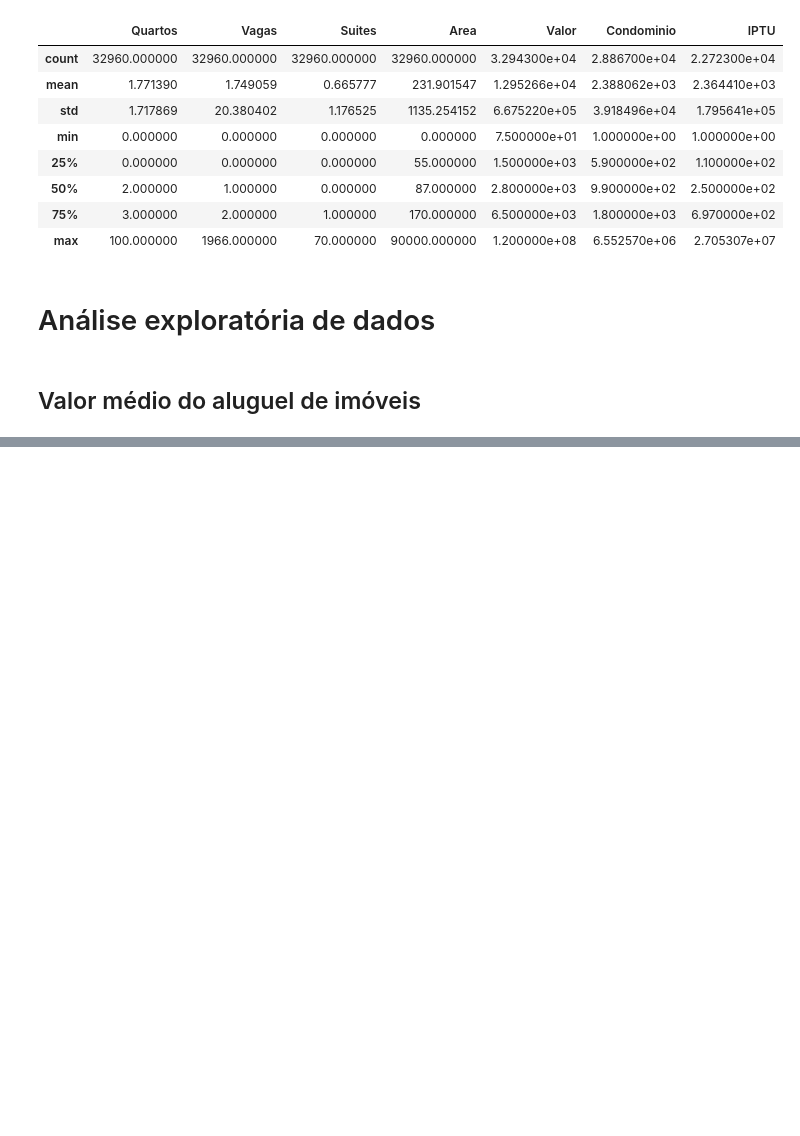
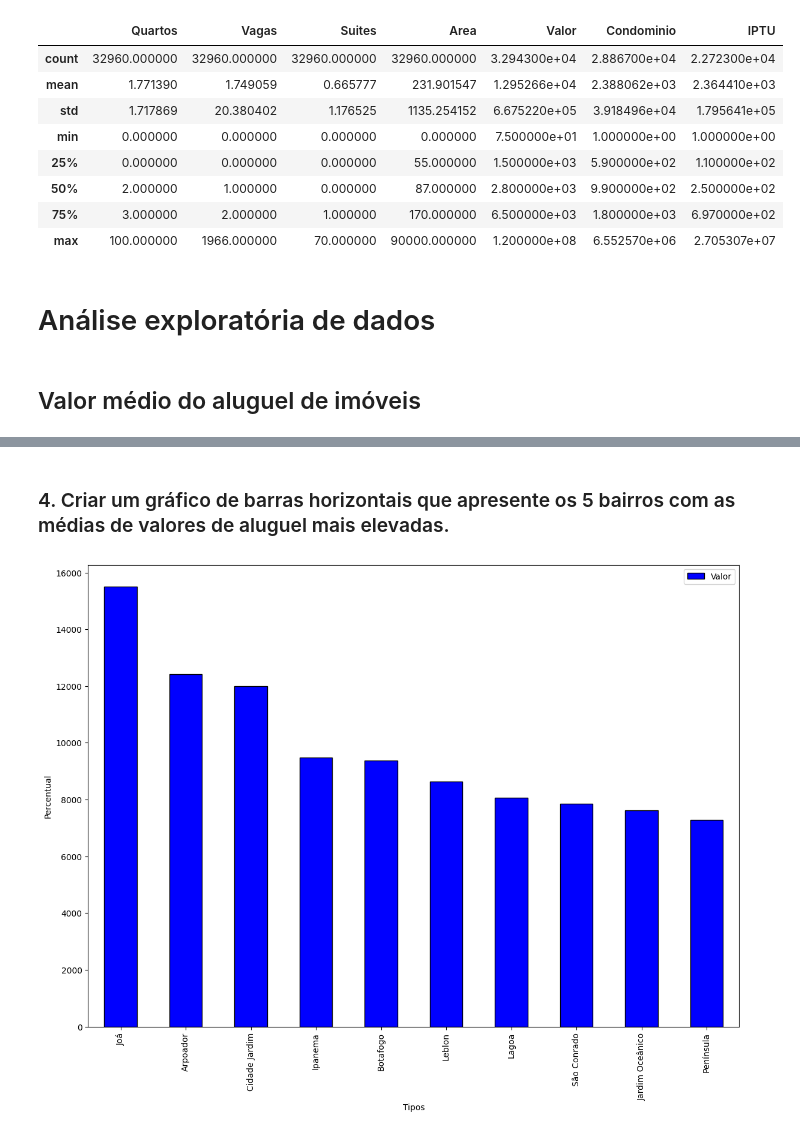
Before and after one commit to caiofuzita/ds-course, a Jupyter notebook: Curso 2/2.3 Pandas/script.ipynb, the cells around one changed output, grey strips where cells are left out. Cells and saved outputs as stored; diff of their text form; code cells hidden in the pictures; blank space fills up the shorter version.

```diff
--- a/Curso 2/2.3 Pandas/script.ipynb
+++ b/Curso 2/2.3 Pandas/script.ipynb
@@ -131,0 +213,3 @@ dados.groupby('Tipo').mean()
+# %%
+df = df.query('Tipo == "Apartamento"')
+df.head()
@@ -131,0 +256,9 @@ dados.groupby('Tipo').mean()
+# %% [markdown]
+### 4. Criar um gráfico de barras horizontais que apresente os 5 bairros com as médias de valores de aluguel mais elevadas.
+# %%
+maiores_alugueis = df.groupby('Bairro')[['Valor']].mean().sort_values('Valor', ascending=False).head(10)
+
+maiores_alugueis.plot(kind='bar', figsize=(14, 10), color ='blue', edgecolor='black',
+                        xlabel = 'Tipos', ylabel = 'Percentual');
+# %% [output]
+[figure, added]
```
Also changed, not shown: parts of 18 cells of this notebook.
